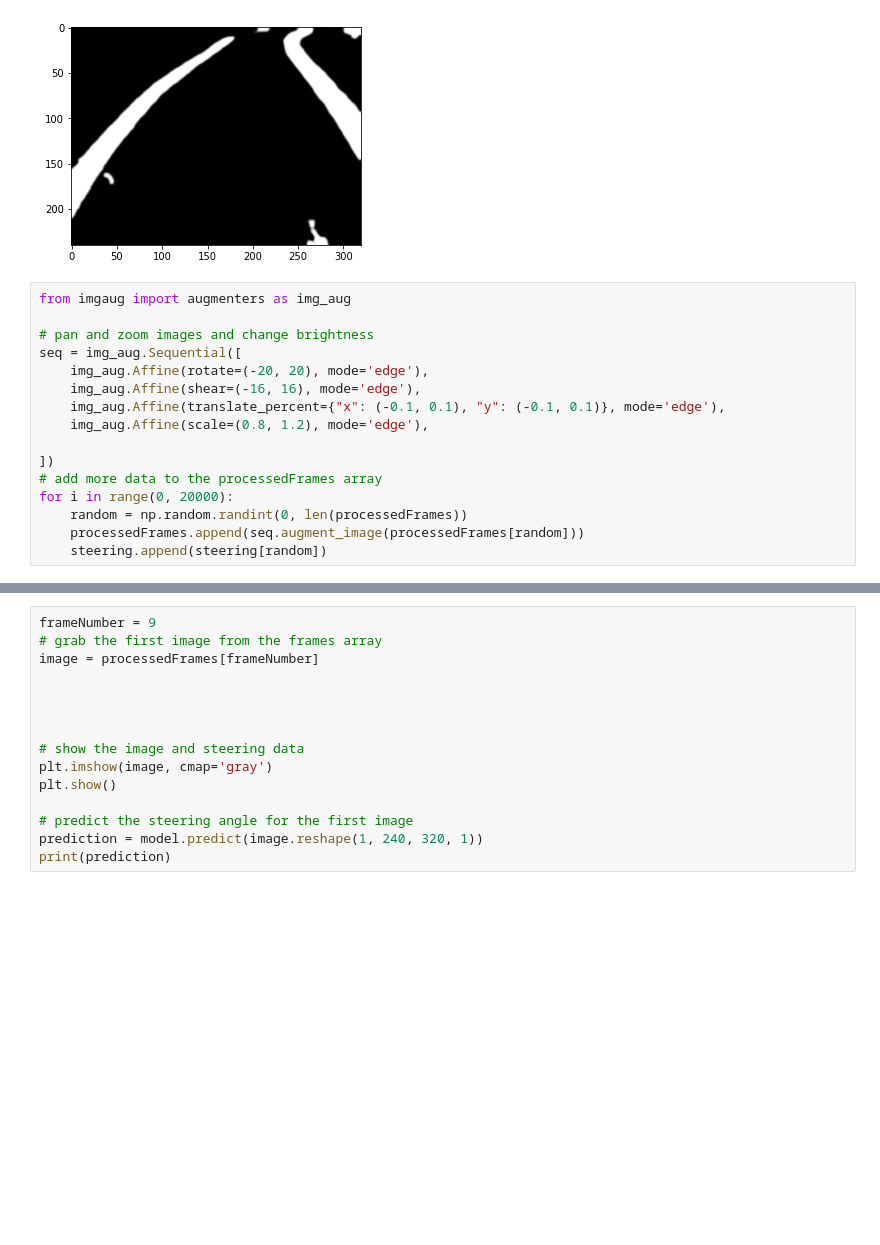
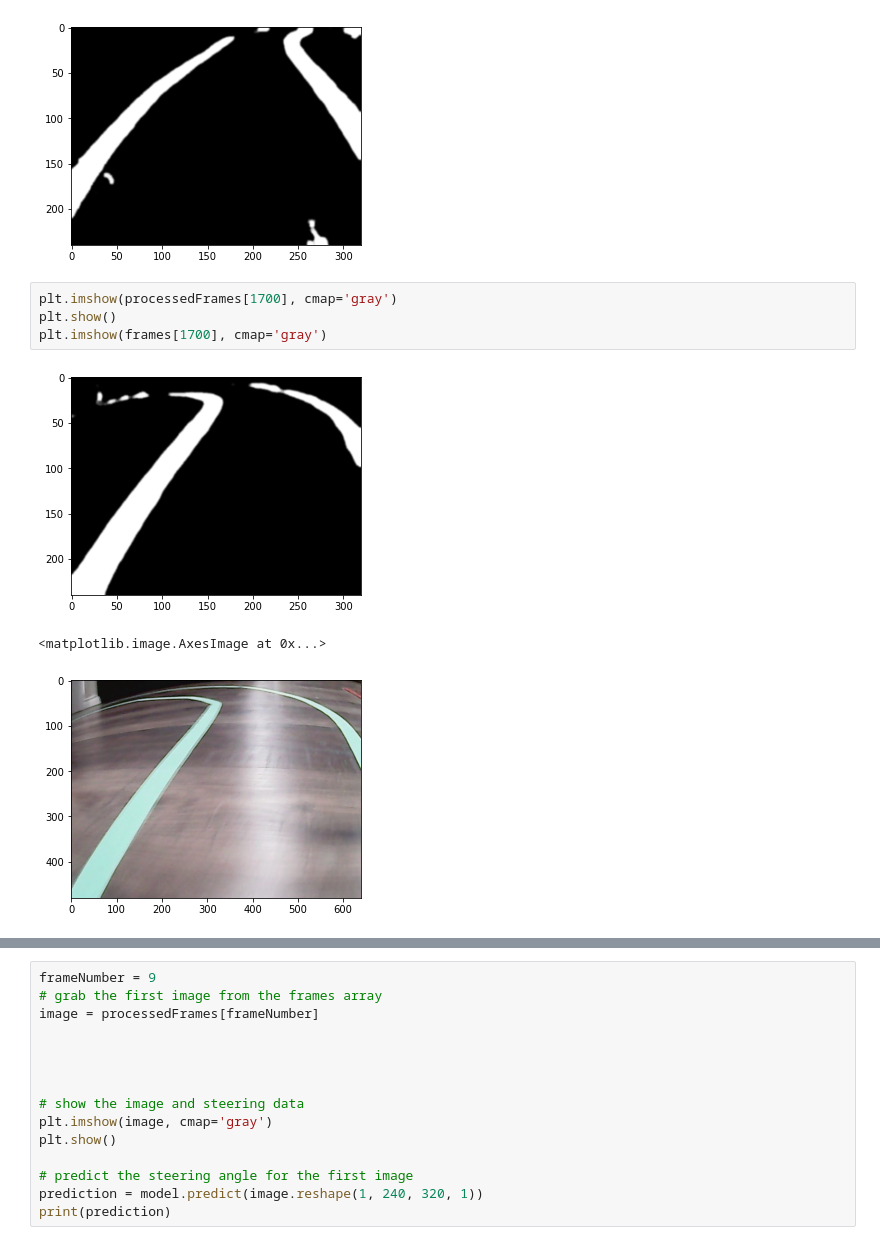
Before and after one commit to AndreCox/L2A, a Jupyter notebook: NeuralNet/neural.ipynb, the cells around one changed output, grey strips where cells are left out. Drawn from its saved outputs; the diff is of its cells as text; blank space fills up the shorter version.

```diff
--- a/NeuralNet/neural.ipynb
+++ b/NeuralNet/neural.ipynb
@@ -63,22 +102,14 @@ plt.imshow(processedFrames[0], cmap='gray')
 # %% [output]
 <matplotlib.image.AxesImage at 0x...>
 [figure]
-# %%
-from imgaug import augmenters as img_aug
-
-# pan and zoom images and change brightness
-seq = img_aug.Sequential([
-    img_aug.Affine(rotate=(-20, 20), mode='edge'),
-    img_aug.Affine(shear=(-16, 16), mode='edge'),
-    img_aug.Affine(translate_percent={"x": (-0.1, 0.1), "y": (-0.1, 0.1)}, mode='edge'),
-    img_aug.Affine(scale=(0.8, 1.2), mode='edge'),
-
-])
-# add more data to the processedFrames array
-for i in range(0, 20000):
-    random = np.random.randint(0, len(processedFrames))
-    processedFrames.append(seq.augment_image(processedFrames[random]))
-    steering.append(steering[random])
+# %%
+plt.imshow(processedFrames[1700], cmap='gray')
+plt.show()
+plt.imshow(frames[1700], cmap='gray')
+# %% [output]
+[figure, added]
+<matplotlib.image.AxesImage at 0x...>
+[figure, added]
 # %%
 processedFrames = np.array(processedFrames)
 print(len(processedFrames))
```
Also changed, not shown: parts of 6 cells of this notebook, 1 other file.
